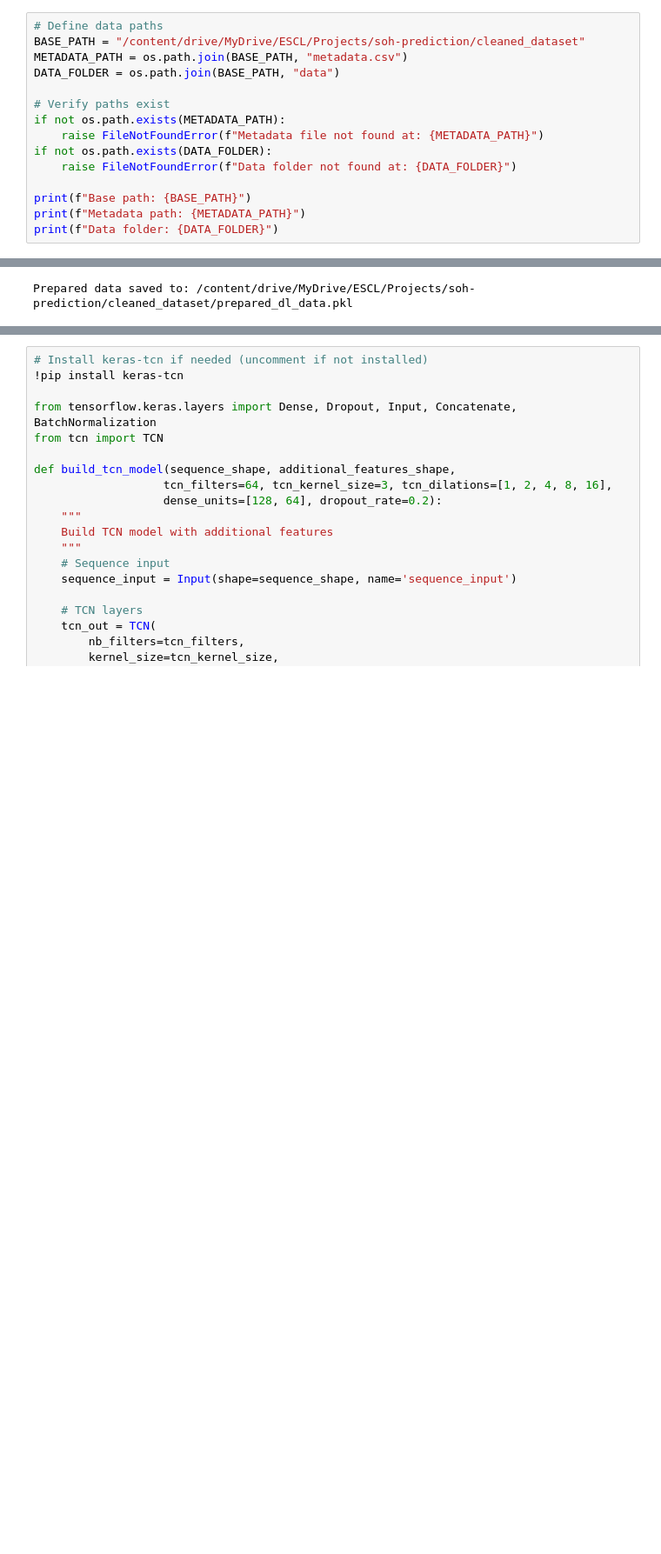
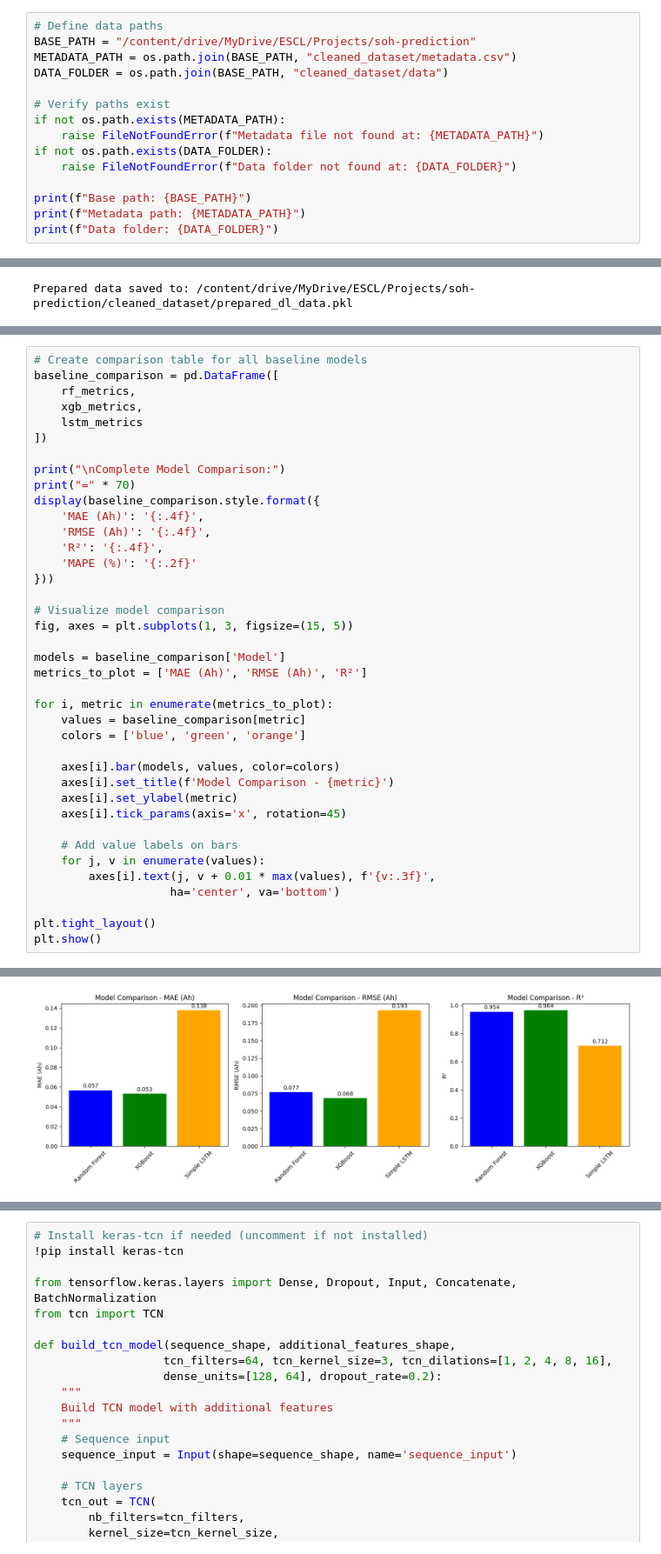
Before and after one commit to 1bytess/battery-soh-prediction, a Jupyter notebook: SoH_Prediction_2.ipynb, the cells around one changed output, grey strips where cells are left out. Shown at 87% size. Saved outputs shown, nothing was run; the diff lists cells and outputs as text; blank space fills up the shorter version.

```diff
--- a/SoH_Prediction_2.ipynb
+++ b/SoH_Prediction_2.ipynb
@@ -36,9 +36,9 @@ drive.mount('/content/drive')
 Drive already mounted at /content/drive; to attempt to forcibly remount, call drive.mount("/content/drive", force_remount=True).
 # %%
 # Define data paths
-BASE_PATH = "/content/drive/MyDrive/ESCL/Projects/soh-prediction/cleaned_dataset"
-METADATA_PATH = os.path.join(BASE_PATH, "metadata.csv")
-DATA_FOLDER = os.path.join(BASE_PATH, "data")
+BASE_PATH = "/content/drive/MyDrive/ESCL/Projects/soh-prediction"
+METADATA_PATH = os.path.join(BASE_PATH, "cleaned_dataset/metadata.csv")
+DATA_FOLDER = os.path.join(BASE_PATH, "cleaned_dataset/data")
 
 # Verify paths exist
 if not os.path.exists(METADATA_PATH):
@@ -1210,0 +1487,40 @@ Prepared data saved to: /content/drive/MyDrive/ESCL/Projects/soh-prediction/clea
+# %%
+# Create comparison table for all baseline models
+baseline_comparison = pd.DataFrame([
+    rf_metrics,
+    xgb_metrics,
+    lstm_metrics
+])
+
+print("\nComplete Model Comparison:")
+print("=" * 70)
+display(baseline_comparison.style.format({
+    'MAE (Ah)': '{:.4f}',
+    'RMSE (Ah)': '{:.4f}',
+    'R²': '{:.4f}',
+    'MAPE (%)': '{:.2f}'
+}))
+
+# Visualize model comparison
+fig, axes = plt.subplots(1, 3, figsize=(15, 5))
+
+models = baseline_comparison['Model']
+metrics_to_plot = ['MAE (Ah)', 'RMSE (Ah)', 'R²']
+
+for i, metric in enumerate(metrics_to_plot):
+    values = baseline_comparison[metric]
+    colors = ['blue', 'green', 'orange']
+
+    axes[i].bar(models, values, color=colors)
+    axes[i].set_title(f'Model Comparison - {metric}')
+    axes[i].set_ylabel(metric)
+    axes[i].tick_params(axis='x', rotation=45)
+
+    # Add value labels on bars
+    for j, v in enumerate(values):
+        axes[i].text(j, v + 0.01 * max(values), f'{v:.3f}',
+                    ha='center', va='bottom')
+
+plt.tight_layout()
+plt.show()
+# %% [output]
@@ -1211 +1533,2 @@ Prepared data saved to: /content/drive/MyDrive/ESCL/Projects/soh-prediction/clea
+[figure, added]
 # %% [markdown]
```
Also changed, not shown: parts of 42 cells of this notebook, 1 other file.
